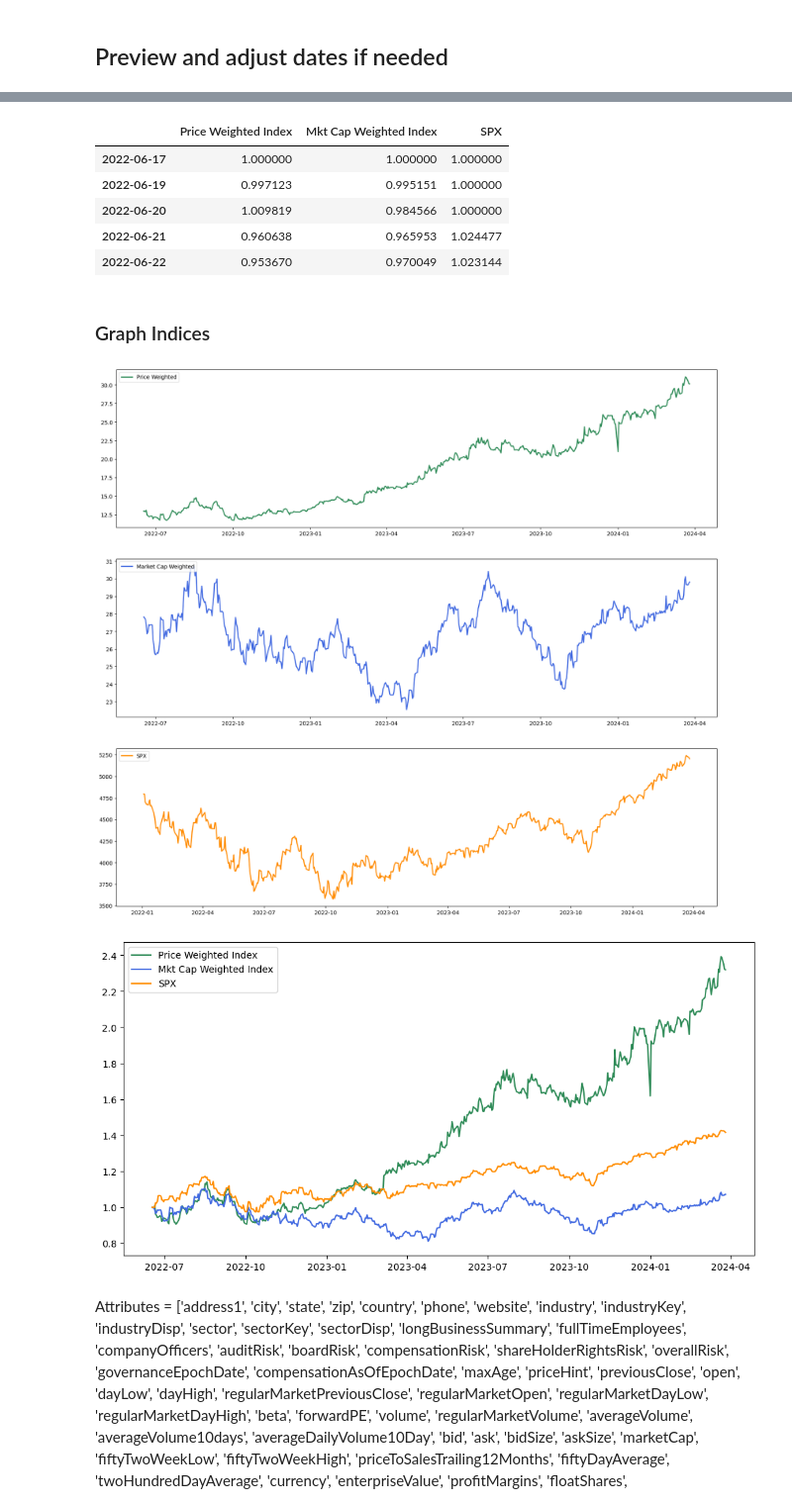
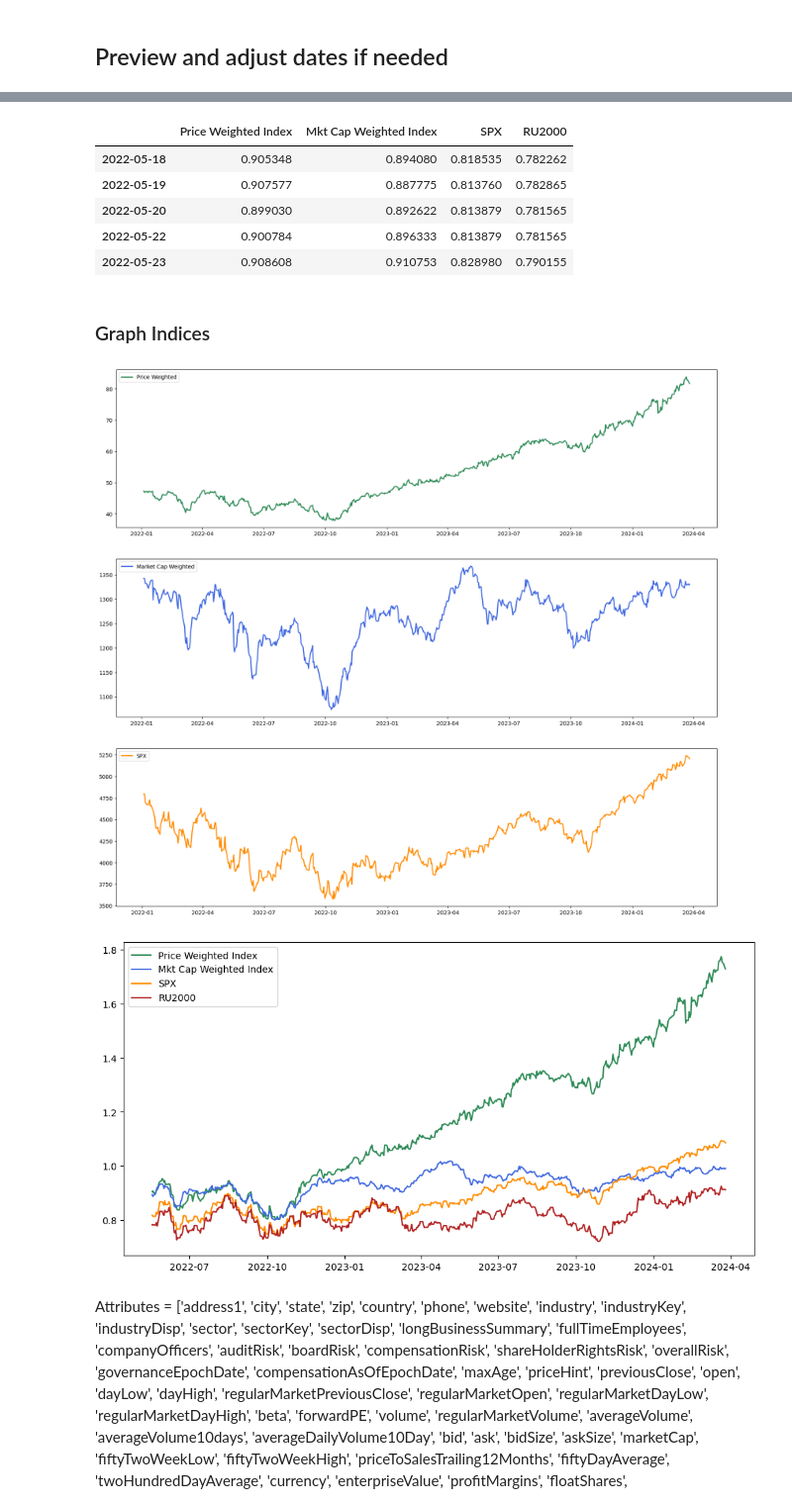
Before and after one commit to apenake/Certified_B_Corp_Index, a Jupyter notebook: Public B Corp Index with Currency Conversion.ipynb, the cells around one changed output, grey strips where cells are left out. Shown at 99% size. Drawn from its saved outputs; the diff is of its cells as text; code cells hidden in the pictures.

```diff
--- a/Public B Corp Index with Currency Conversion.ipynb
+++ b/Public B Corp Index with Currency Conversion.ipynb
@@ -223,7 +223,7 @@ Banco Sabadell (Sogeviso)
 
 iSun (SunCommon)
 # %%
-add_subs = False
+add_subs = True
 public_subs = ['UL', 'SOMA3.SA', 'ABI.BR', 'PG', 'FFH.TO', 'KO', 'GPS', 'KIK.F', 'NESN.SW', 'CONCHATORO.SN', 'ARZZ3.SA',
                'OPY', '4755.T', 'HAIN', 'DANOY', 'CABK.MC', 'ISUN']
 # %%
@@ -805,7 +811,7 @@ def calc_MC_weighted_index(df, divisor = 1000000000, show_chart = True):
     return mcw_index
 # %%
 price_wgt_index = calc_px_weighted_index(daily_px_USD, show_chart=True)
-mktcap_wgt_index = calc_MC_weighted_index (daily_MC_USD, show_chart=True)
+mktcap_wgt_index = calc_MC_weighted_index (daily_MC_USD, divisor = 1000000000, show_chart=True)
 
 display(price_wgt_index.head())
 display(mktcap_wgt_index.head())
@@ -843,8 +850,25 @@ def combine_norm_and_benchmark(px_df, mc_df):
     spx.columns = ['SPX']
     spx.index = pd.to_datetime(spx.index).date
 
-    combined_df = pd.concat([combined_df, spx], axis=1)
+    # Add Russell 2000
+    ru2000_object = yf.Ticker("^RUT")
+    ru2000 = pd.DataFrame.from_dict(ru2000_object.history(start=s, end=e, interval = "1d"))
+    ru2000 = ru2000[['Close']]
+    ru2000.columns = ['RU2000']
+    ru2000.index = pd.to_datetime(ru2000.index).date
+
+    # Add DJ Sustainability
+    #DJsus_object = pd.read_csv("DJSus_history.csv")
+    #display(DJsus_object.head())
+    #DJsus_object.index = pd.to_datetime(DJsus_object['Date'])
+    #DJsus_object.drop(['Date'], axis=1, inplace=True)
+    #DJsus_object.index = pd.to_datetime(DJsus_object.index).date
+    #DJ_Sus = DJsus_object.copy()
+
+    combined_df = pd.concat([combined_df, spx, ru2000], axis=1)
+
     combined_df = combined_df.ffill()
+    display(combined_df.head())
 
     combined_df = combined_df.div(combined_df.iloc[0])
     return combined_df
@@ -876,13 +935,17 @@ adjust =115
 if adjust > 0:
     index_comparison_df = index_comparison_df.iloc[adjust:,:]
 display(index_comparison_df.head(5))
+
+download = True
+if download:
+    index_comparison_df.to_csv("Index_Comparison.csv")
 # %% [output]
-|  | Price Weighted Index | Mkt Cap Weighted Index | SPX |
-| 2022-06-17 | 1.000000 | 1.000000 | 1.000000 |
-| 2022-06-19 | 0.997123 | 0.995151 | 1.000000 |
-| 2022-06-20 | 1.009819 | 0.984566 | 1.000000 |
-| 2022-06-21 | 0.960638 | 0.965953 | 1.024477 |
-| 2022-06-22 | 0.953670 | 0.970049 | 1.023144 |
+|  | Price Weighted Index | Mkt Cap Weighted Index | SPX | RU2000 |
+| 2022-05-18 | 0.905348 | 0.894080 | 0.818535 | 0.782262 |
+| 2022-05-19 | 0.907577 | 0.887775 | 0.813760 | 0.782865 |
+| 2022-05-20 | 0.899030 | 0.892622 | 0.813879 | 0.781565 |
+| 2022-05-22 | 0.900784 | 0.896333 | 0.813879 | 0.781565 |
+| 2022-05-23 | 0.908608 | 0.910753 | 0.828980 | 0.790155 |
 # %% [markdown]
 ### Graph Indices
 # %%
@@ -896,16 +959,16 @@ ax2.plot(spx, color='darkorange', linewidth=2, label = 'SPX')
 ax2.legend(loc=2)
 plt.show()
 # %% [output]
-[figure, old version]
+[figure, new version]
 # %%
 ## Graph Together
 #fig, ax = plt.subplots(figsize = (12,6))
 index_comparison_df.plot(figsize = (12,6),
-                         color = ['seagreen', 'royalblue', 'darkorange'])
+                         color = ['seagreen', 'royalblue', 'darkorange', 'firebrick', 'goldenrod'])
 
 plt.show()
 # %% [output]
-[figure, old version]
+[figure, new version]
 # %%
 # Export Index:
 #index_comparison_df.to_csv("Index_Comparison.csv")
```
Also changed, not shown: parts of 23 cells of this notebook, 3 other files.
